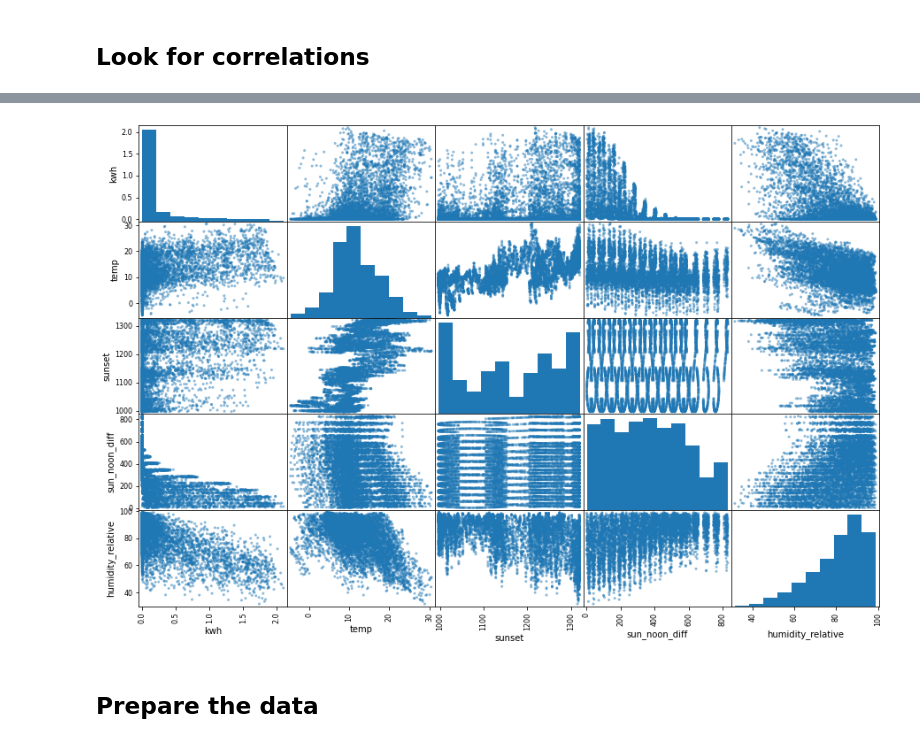
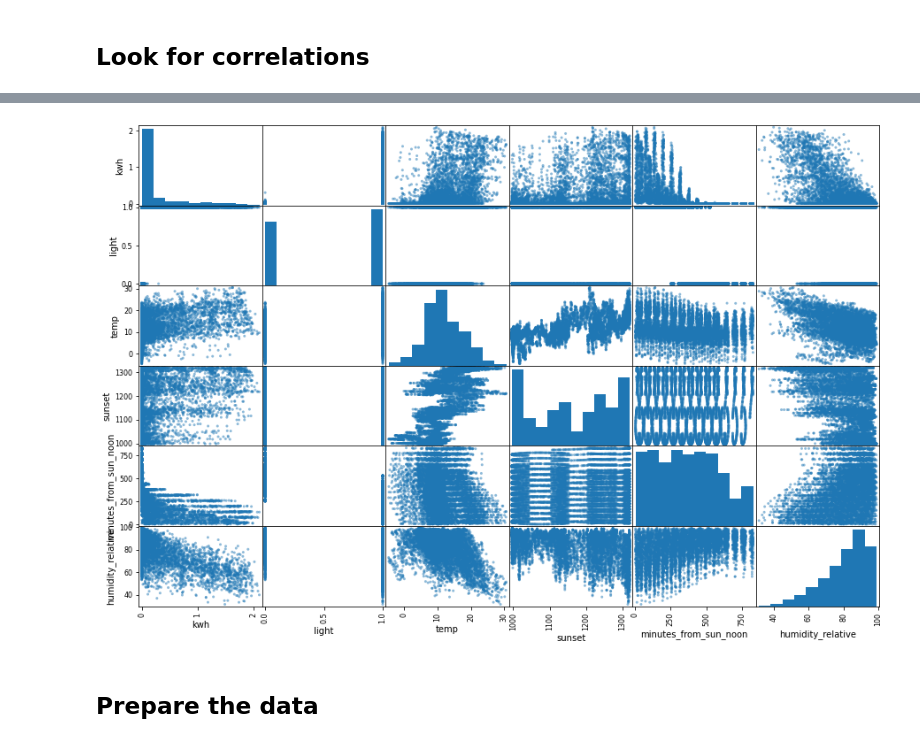
Before and after one commit to JulesGoubert/solar, a Jupyter notebook: solar.ipynb, the cells around one changed output, grey strips where cells are left out. Saved outputs shown, nothing was run; the diff lists cells and outputs as text; code cells hidden in the pictures.

```diff
--- a/solar.ipynb
+++ b/solar.ipynb
@@ -295,5 +281,3 @@ memory usage: 796.1+ KB
-# %%
-data["date"] = pd.to_datetime(data["date"])
 # %%
 # plot kwh
 plt.figure(figsize=(8, 4))
@@ -391,0 +375,7 @@ data.head()
+# %%
+# add light feature
+data["after_sunrise"] = data["hour"] >= data["sunrise"].apply(lambda x: x.hour)
+data["before_sunset"] = data["hour"] <= data["sunset"].apply(lambda x: x.hour)
+data["light"] = data["after_sunrise"] & data["before_sunset"]
+data.drop(columns=["after_sunrise", "before_sunset"], inplace=True)
+data["light"] = data["light"].astype(int)
@@ -405,10 +400,10 @@ data.head()
 # %%
-# the amount of minutes since sunrise at the current hour
-data["sunrise_diff"] = data["hour"] * 60 - data["sunrise"]
-# the amount of minutes since noon at the current hour
-data["sun_noon_diff"] = abs(data["hour"] * 60 - data["sun_noon"])
-# the amount of minutes until sunset at the current hour
-data["sunset_diff"] =  data["sunset"] - data["hour"] * 60
+# minutes since sunrise at the current hour
+data["minutes_since_sunrise"] = data["hour"] * 60 - data["sunrise"]
+# minutes from noon at the current hour
+data["minutes_from_sun_noon"] = abs(data["hour"] * 60 - data["sun_noon"])
+# minutes until sunset at the current hour
+data["minutes_until_sunset"] =  data["sunset"] - data["hour"] * 60
 data.head()
 # %% [output]
 |  | kwh | temp | pressure | cloudiness | humidity_relative | date | hour | sunrise | sun_noon | ... |
@@ -434,11 +415,9 @@ data.head()
 # %%
 # add month and day columns
 data["month"] = data["date"].dt.month
-data["day_of_week"] = data["date"].dt.dayofweek
+data["day_of_year"] = data["date"].dt.dayofyear
 # drop date column
 data.drop("date", axis=1, inplace=True)
-# convert hour to int
-data["hour"] = data["hour"].astype("int")
 # %% [markdown]
 ## Date exploration
 # %%
@@ -542,11 +522,11 @@ Name: kwh, dtype: float64
 # %%
 from pandas.plotting import scatter_matrix
 
-attributes = ["kwh", "temp", "sunset", "sun_noon_diff", "humidity_relative"]
+attributes = ["kwh", "light", "temp", "sunset", "minutes_from_sun_noon", "humidity_relative"]
 scatter_matrix(data[attributes], figsize=(15, 10))
 plt.show()
 # %% [output]
-[figure, old version]
+[figure, new version]
 # %% [markdown]
 ## Prepare the data
 # %%
```
Also changed, not shown: parts of 63 cells of this notebook, 8 other files.
